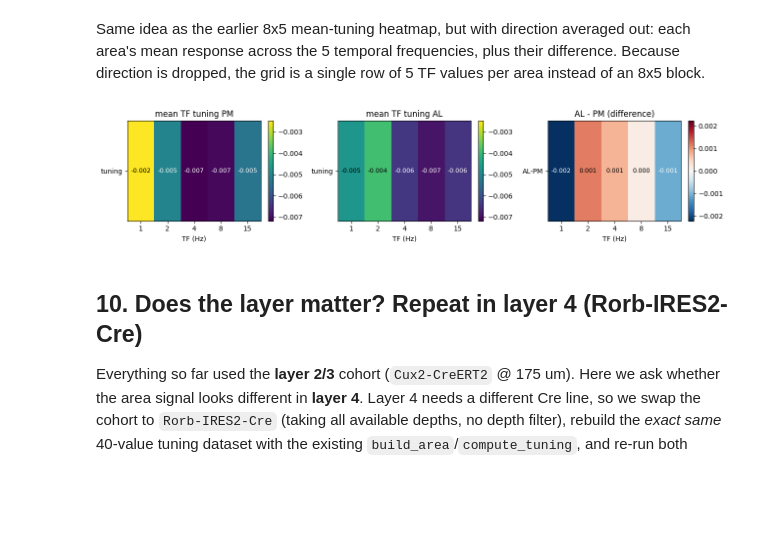
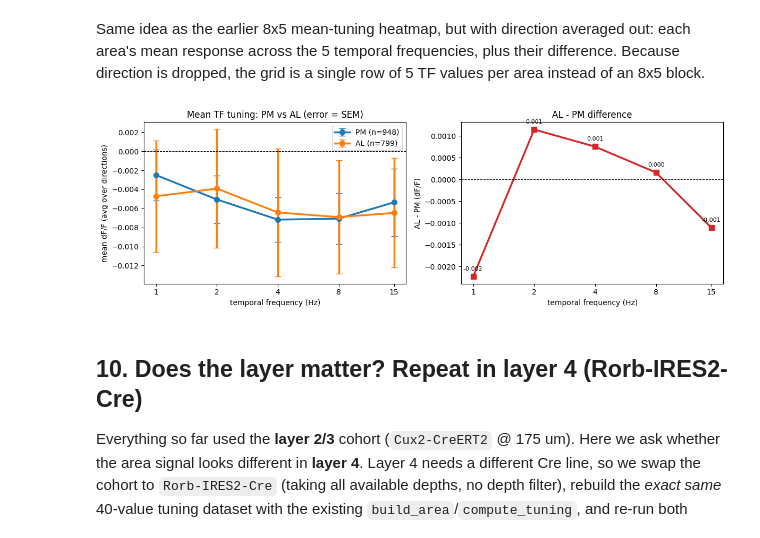
Before and after one commit to zbluee/Predicting_Brain_Regions, a Jupyter notebook: Predicting_Brain_Regions.ipynb, the cells around one changed output. Drawn from its saved outputs; the diff is of its cells as text; code cells hidden in the pictures; blank space fills up the shorter version.

```diff
--- a/Predicting_Brain_Regions.ipynb
+++ b/Predicting_Brain_Regions.ipynb
@@ -991,35 +920,39 @@ X_tf shape: (1747, 5)
 # %% [markdown]
 Same idea as the earlier 8x5 mean-tuning heatmap, but with direction averaged out: each area's mean response across the 5 temporal frequencies, plus their difference. Because direction is dropped, the grid is a single row of 5 TF values per area instead of an 8x5 block.
 # %%
-# --- Section 9: mean TF-only tuning per area as a heatmap (direction dropped) ---
+# --- Section 9: mean TF-only tuning per area as a line graph (direction dropped) ---
 # X_tf is (n_cells, 5): each neuron's response averaged over the 8 directions.
-tf_pm   = X_tf[label == 0].mean(axis=0).reshape(1, 5)   # average across PM cells
-tf_al   = X_tf[label == 1].mean(axis=0).reshape(1, 5)   # average across AL cells
+# Only 5 values per area, so a line graph reads better than a heatmap.
+tf_pm   = X_tf[label == 0].mean(axis=0)                 # average across PM cells -> (5,)
+tf_al   = X_tf[label == 1].mean(axis=0)                 # average across AL cells -> (5,)
+sem_pm  = X_tf[label == 0].std(axis=0) / np.sqrt((label == 0).sum())
+sem_al  = X_tf[label == 1].std(axis=0) / np.sqrt((label == 1).sum())
 tf_diff = tf_al - tf_pm
 
-vlo = min(tf_pm.min(), tf_al.min())                     # shared scale so PM vs AL is comparable
-vhi = max(tf_pm.max(), tf_al.max())
-dmax = np.abs(tf_diff).max()
+fig, axes = plt.subplots(1, 2, figsize=(12, 4))
 
-fig, axes = plt.subplots(1, 3, figsize=(13, 3))
-for ax, g, title, cmap, vlim in [
-    (axes[0], tf_pm,   "mean TF tuning PM",     "viridis", (vlo, vhi)),
-    (axes[1], tf_al,   "mean TF tuning AL",     "viridis", (vlo, vhi)),
-    (axes[2], tf_diff, "AL - PM (difference)",  "RdBu_r",  (-dmax, dmax)),
-]:
-    im = ax.imshow(g, cmap=cmap, aspect="auto", vmin=vlim[0], vmax=vlim[1])
-    ax.set_xticks(range(5)); ax.set_xticklabels(tfvals.astype(int))
-    ax.set_yticks([0]); ax.set_yticklabels([title.split()[2] if "tuning" in title else "AL-PM"])
-    ax.set_xlabel("TF (Hz)"); ax.set_title(title)
-    lo, hi = vlim
-    for j in range(5):                                   # annotate each cell (only 5 values)
-        val = g[0, j]
-        tcol = "w" if (val - lo) / (hi - lo + 1e-9) < 0.5 else "k"
-        ax.text(j, 0, f"{val:.3f}", ha="center", va="center", color=tcol, fontsize=9)
-    fig.colorbar(im, ax=ax, fraction=0.046)
+# left: PM and AL mean TF tuning (error bars = SEM)
+axes[0].errorbar(tfvals, tf_pm, yerr=sem_pm, color="tab:blue", lw=2.5, marker="o", ms=7,
+                 capsize=4, label=f"PM (n={int((label == 0).sum())})")
+axes[0].errorbar(tfvals, tf_al, yerr=sem_al, color="tab:orange", lw=2.5, marker="o", ms=7,
+                 capsize=4, label=f"AL (n={int((label == 1).sum())})")
+axes[0].axhline(0, color="k", lw=0.8, ls="--")
+axes[0].set_xscale("log", base=2); axes[0].set_xticks(tfvals); axes[0].set_xticklabels(tfvals.astype(int))
+axes[0].set_xlabel("temporal frequency (Hz)"); axes[0].set_ylabel("mean dF/F (avg over directions)")
+axes[0].set_title("Mean TF tuning: PM vs AL (error = SEM)"); axes[0].legend()
+
+# right: AL - PM difference (what a TF-only decoder can exploit)
+axes[1].plot(tfvals, tf_diff, color="tab:red", lw=2.5, marker="s", ms=7)
+axes[1].axhline(0, color="k", lw=0.8, ls="--")
+axes[1].set_xscale("log", base=2); axes[1].set_xticks(tfvals); axes[1].set_xticklabels(tfvals.astype(int))
+axes[1].set_xlabel("temporal frequency (Hz)"); axes[1].set_ylabel("AL - PM (dF/F)")
+axes[1].set_title("AL - PM difference")
+for xf, yv in zip(tfvals, tf_diff):                     # annotate the 5 difference values
+    axes[1].annotate(f"{yv:.3f}", (xf, yv), textcoords="offset points", xytext=(0, 8),
+                     fontsize=8, ha="center")
 plt.tight_layout(); plt.show()
 # %% [output]
-[figure, old version]
+[figure, new version]
 # %% [markdown]
 ## 10. Does the layer matter? Repeat in layer 4 (Rorb-IRES2-Cre)
 
```
Also changed, not shown: parts of 38 cells of this notebook.
